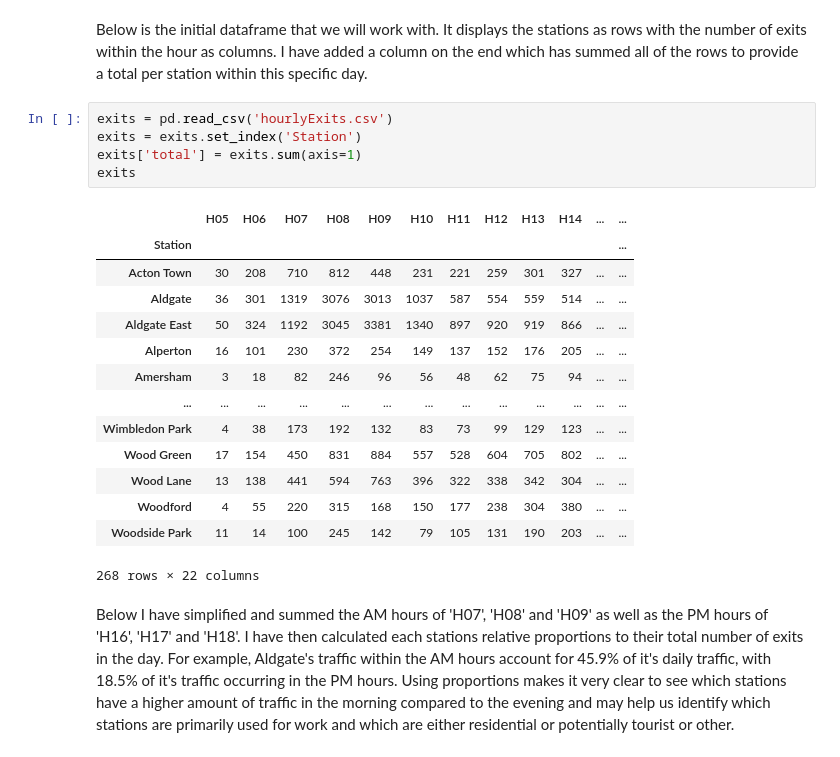
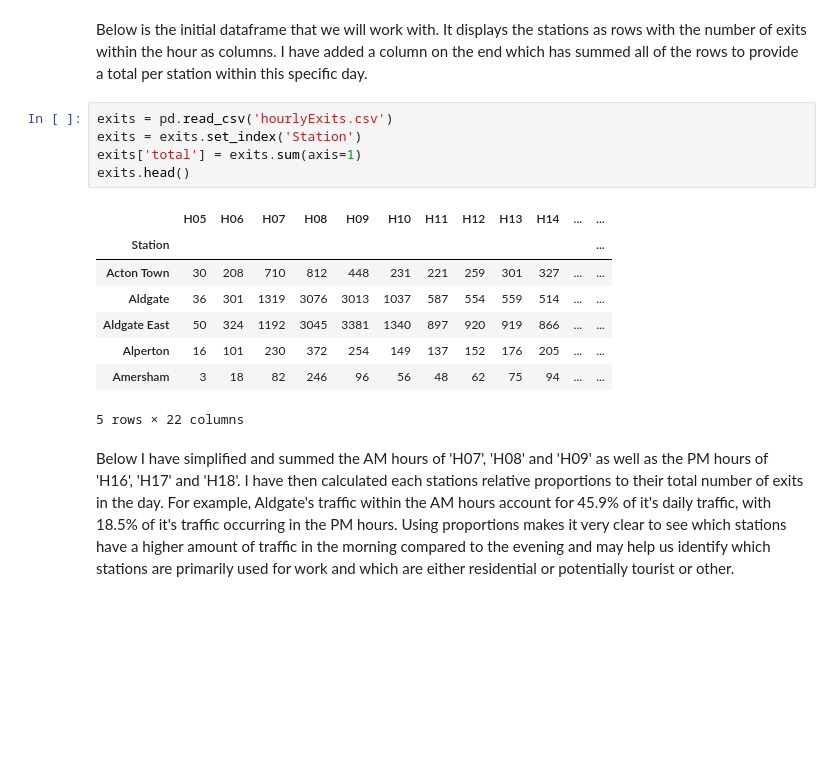
Before and after one commit to elliot-linsey/QMUL, a Jupyter notebook: Statistics/Coursework 1.ipynb, the cells around one changed output. Drawn from its saved outputs; the diff is of its cells as text; blank space fills up the shorter version.

```diff
--- a/Statistics/Coursework 1.ipynb
+++ b/Statistics/Coursework 1.ipynb
@@ -9,23 +9,17 @@ Below is the initial dataframe that we will work with. It displays the stations
 # %%
 exits = pd.read_csv('hourlyExits.csv')
 exits = exits.set_index('Station')
 exits['total'] = exits.sum(axis=1)
-exits
+exits.head()
 # %% [output]
 |  | H05 | H06 | H07 | H08 | H09 | H10 | H11 | H12 | H13 | H14 | ... | ... |
 | Station |  |  |  |  |  |  |  |  |  |  |  | ... |
 | Acton Town | 30 | 208 | 710 | 812 | 448 | 231 | 221 | 259 | 301 | 327 | ... | ... |
 | Aldgate | 36 | 301 | 1319 | 3076 | 3013 | 1037 | 587 | 554 | 559 | 514 | ... | ... |
 | Aldgate East | 50 | 324 | 1192 | 3045 | 3381 | 1340 | 897 | 920 | 919 | 866 | ... | ... |
 | Alperton | 16 | 101 | 230 | 372 | 254 | 149 | 137 | 152 | 176 | 205 | ... | ... |
 | Amersham | 3 | 18 | 82 | 246 | 96 | 56 | 48 | 62 | 75 | 94 | ... | ... |
-| ... | ... | ... | ... | ... | ... | ... | ... | ... | ... | ... | ... | ... |
-| Wimbledon Park | 4 | 38 | 173 | 192 | 132 | 83 | 73 | 99 | 129 | 123 | ... | ... |
-| Wood Green | 17 | 154 | 450 | 831 | 884 | 557 | 528 | 604 | 705 | 802 | ... | ... |
-| Wood Lane | 13 | 138 | 441 | 594 | 763 | 396 | 322 | 338 | 342 | 304 | ... | ... |
-| Woodford | 4 | 55 | 220 | 315 | 168 | 150 | 177 | 238 | 304 | 380 | ... | ... |
-| Woodside Park | 11 | 14 | 100 | 245 | 142 | 79 | 105 | 131 | 190 | 203 | ... | ... |
-268 rows × 22 columns
+5 rows × 22 columns
 # %% [markdown]
 Below I have simplified and summed the AM hours of 'H07', 'H08' and 'H09' as well as the PM hours of 'H16', 'H17' and 'H18'. I have then calculated each stations relative proportions to their total number of exits in the day. For example, Aldgate's traffic within the AM hours account for 45.9% of it's daily traffic, with 18.5% of it's traffic occurring in the PM hours. Using proportions makes it very clear to see which stations have a higher amount of traffic in the morning compared to the evening and may help us identify which stations are primarily used for work and which are either residential or potentially tourist or other.
 # %%
```
Also changed, not shown: parts of 10 cells of this notebook.
